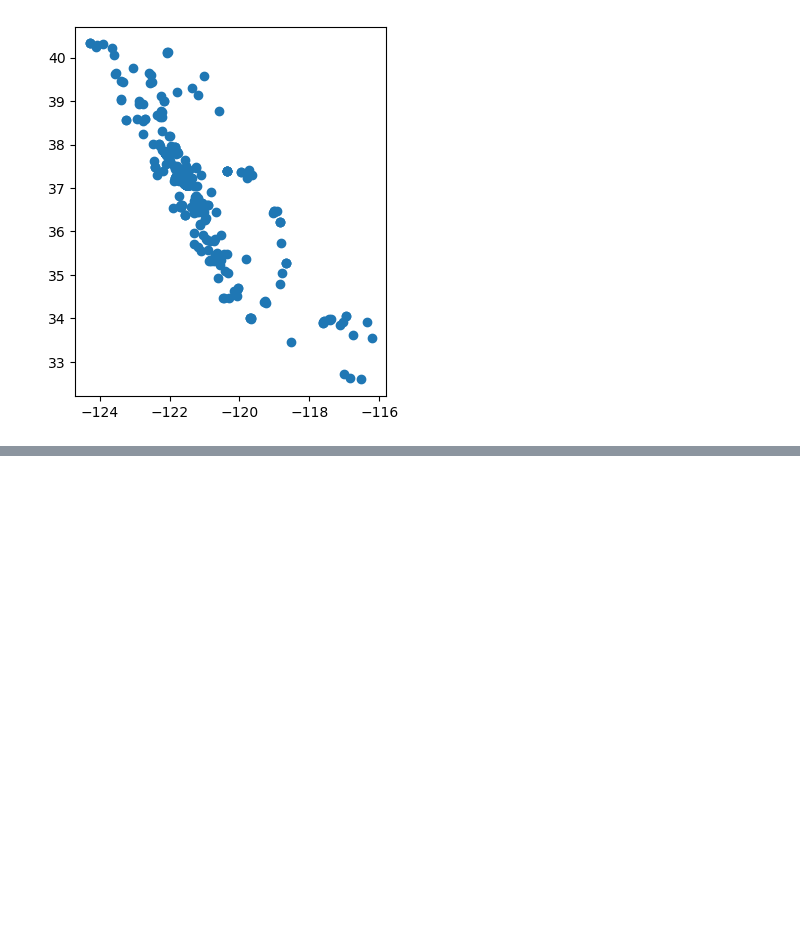
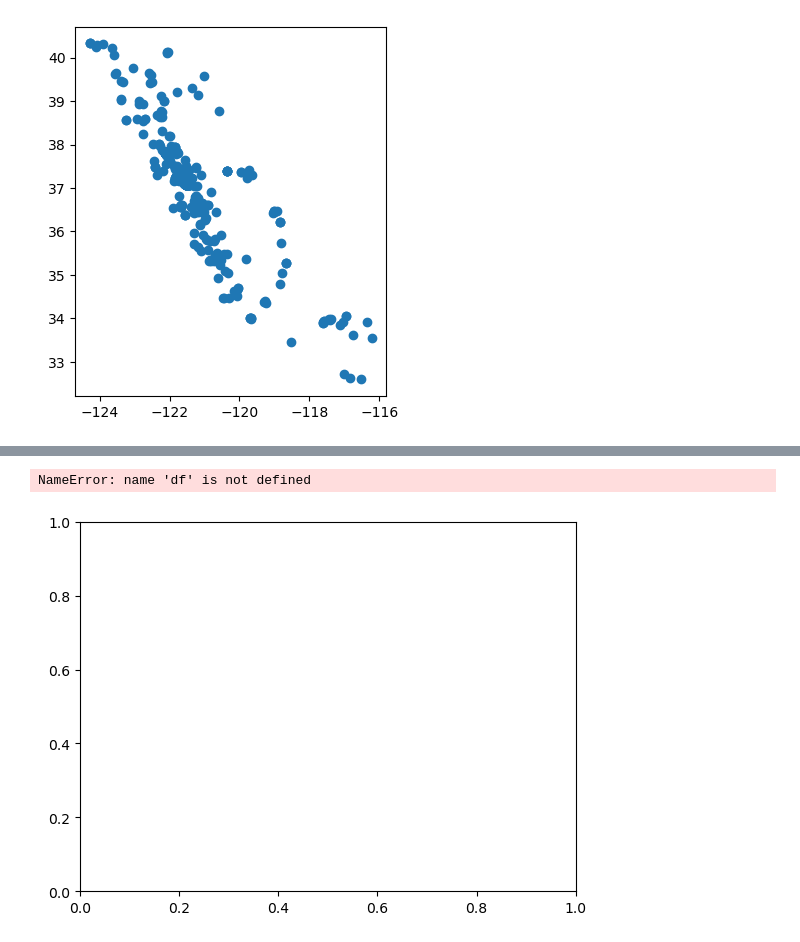
Before and after one commit to marietolteca00/eds220-2025-in-class, a Jupyter notebook: week4-geopandas.ipynb, the cells around one changed output, grey strips where cells are left out. Cells and saved outputs as stored; diff of their text form; code cells hidden in the pictures; blank space fills up the shorter version.

```diff
--- a/week4-geopandas.ipynb
+++ b/week4-geopandas.ipynb
@@ -188,0 +201,14 @@ pigs_recent.plot()
+# %%
+# Initialize empty figure and axis
+fig, ax = plt.subplots()
+
+# Plot df on the ax axis
+df.plot(ax=ax)  # Add plot to axis
+
+            # Other arguments for plot function
+
+# Display figure
+plt.show()
+# %% [output]
+NameError: name 'df' is not defined
+[figure, added]
```
Also changed, not shown: parts of 13 cells of this notebook.
